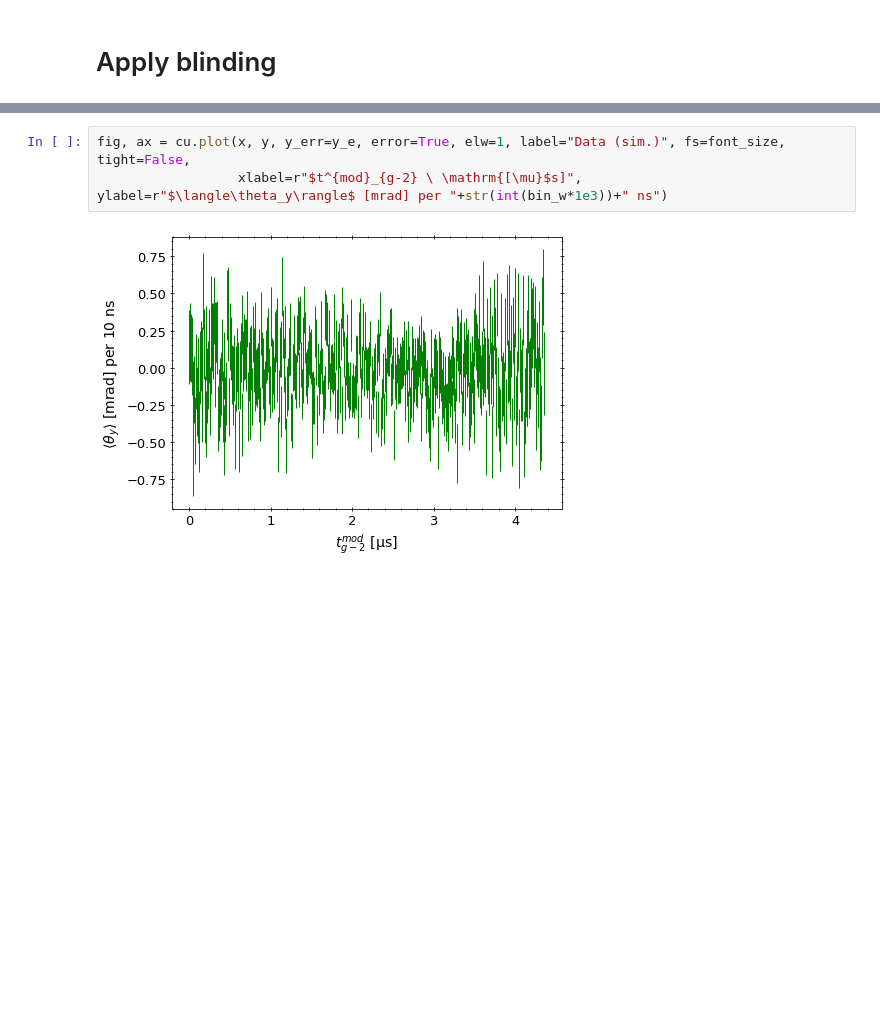
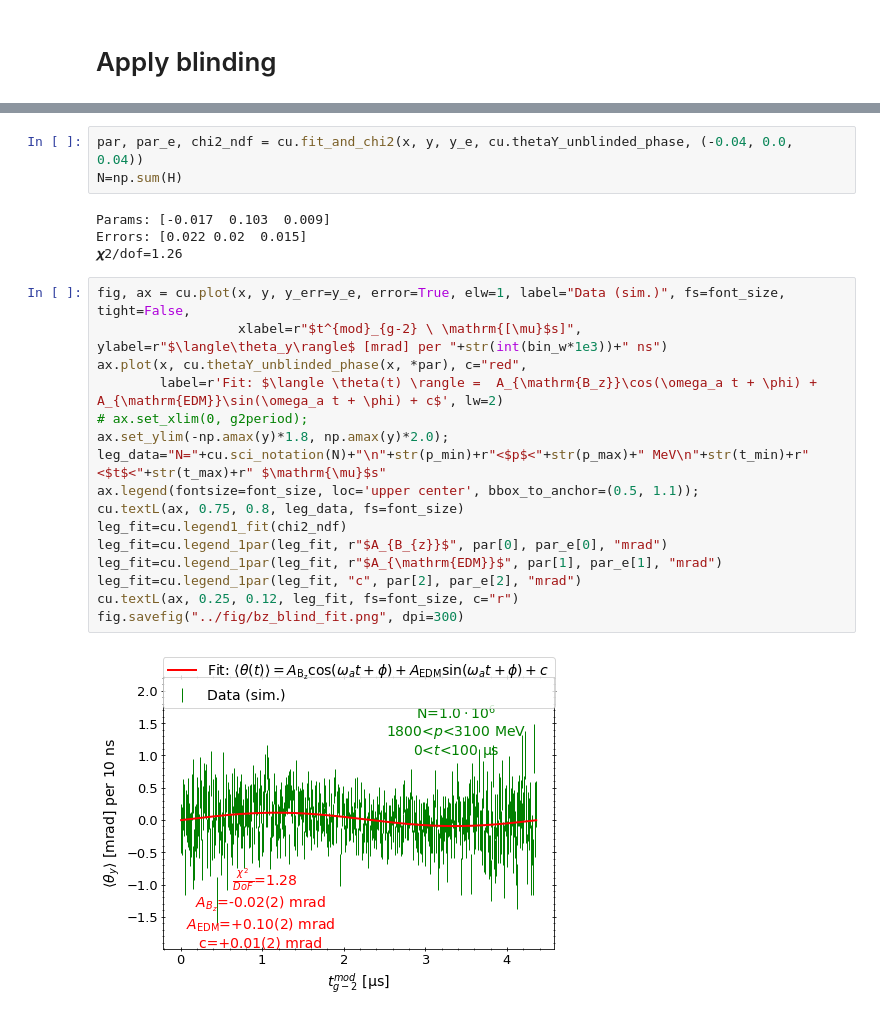
Before and after one commit to glukicov/EDMTracking, a Jupyter notebook: JupyterNB/Bz_sim.ipynb, the cells around one changed output, grey strips where cells are left out. Cells and saved outputs as stored; diff of their text form; blank space fills up the shorter version.

```diff
--- a/JupyterNB/Bz_sim.ipynb
+++ b/JupyterNB/Bz_sim.ipynb
@@ -256,6 +266,26 @@ df_binned
 437 rows × 5 columns
-# %%
-fig, ax = cu.plot(x, y, y_err=y_e, error=True, elw=1, label="Data (sim.)", fs=font_size, tight=False,
-                  xlabel=r"$t^{mod}_{g-2} \ \mathrm{[\mu}$s]",  ylabel=r"$\langle\theta_y\rangle$ [mrad] per "+str(int(bin_w*1e3))+" ns")
-# %% [output]
-[figure, removed]
+# %%
+par, par_e, chi2_ndf = cu.fit_and_chi2(x, y, y_e, cu.thetaY_unblinded_phase, (-0.04, 0.0, 0.04))
+N=np.sum(H)
+# %% [output]
+Params: [-0.017  0.103  0.009]
+Errors: [0.022 0.02  0.015]
+𝝌2/dof=1.26
+# %%
+fig, ax = cu.plot(x, y, y_err=y_e, error=True, elw=1, label="Data (sim.)", fs=font_size, tight=False,
+                  xlabel=r"$t^{mod}_{g-2} \ \mathrm{[\mu}$s]",  ylabel=r"$\langle\theta_y\rangle$ [mrad] per "+str(int(bin_w*1e3))+" ns")
+ax.plot(x, cu.thetaY_unblinded_phase(x, *par), c="red",
+        label=r'Fit: $\langle \theta(t) \rangle =  A_{\mathrm{B_z}}\cos(\omega_a t + \phi) + A_{\mathrm{EDM}}\sin(\omega_a t + \phi) + c$', lw=2)
+# ax.set_xlim(0, g2period);
+ax.set_ylim(-np.amax(y)*1.8, np.amax(y)*2.0);
+leg_data="N="+cu.sci_notation(N)+"\n"+str(p_min)+r"<$p$<"+str(p_max)+" MeV\n"+str(t_min)+r"<$t$<"+str(t_max)+r" $\mathrm{\mu}$s"
+ax.legend(fontsize=font_size, loc='upper center', bbox_to_anchor=(0.5, 1.1));
+cu.textL(ax, 0.75, 0.8, leg_data, fs=font_size)
+leg_fit=cu.legend1_fit(chi2_ndf)
+leg_fit=cu.legend_1par(leg_fit, r"$A_{B_{z}}$", par[0], par_e[0], "mrad")
+leg_fit=cu.legend_1par(leg_fit, r"$A_{\mathrm{EDM}}$", par[1], par_e[1], "mrad")
+leg_fit=cu.legend_1par(leg_fit, "c", par[2], par_e[2], "mrad")
+cu.textL(ax, 0.25, 0.12, leg_fit, fs=font_size, c="r")
+fig.savefig("../fig/bz_blind_fit.png", dpi=300)
+# %% [output]
+[figure, added]
```
Also changed, not shown: parts of 10 cells of this notebook.
